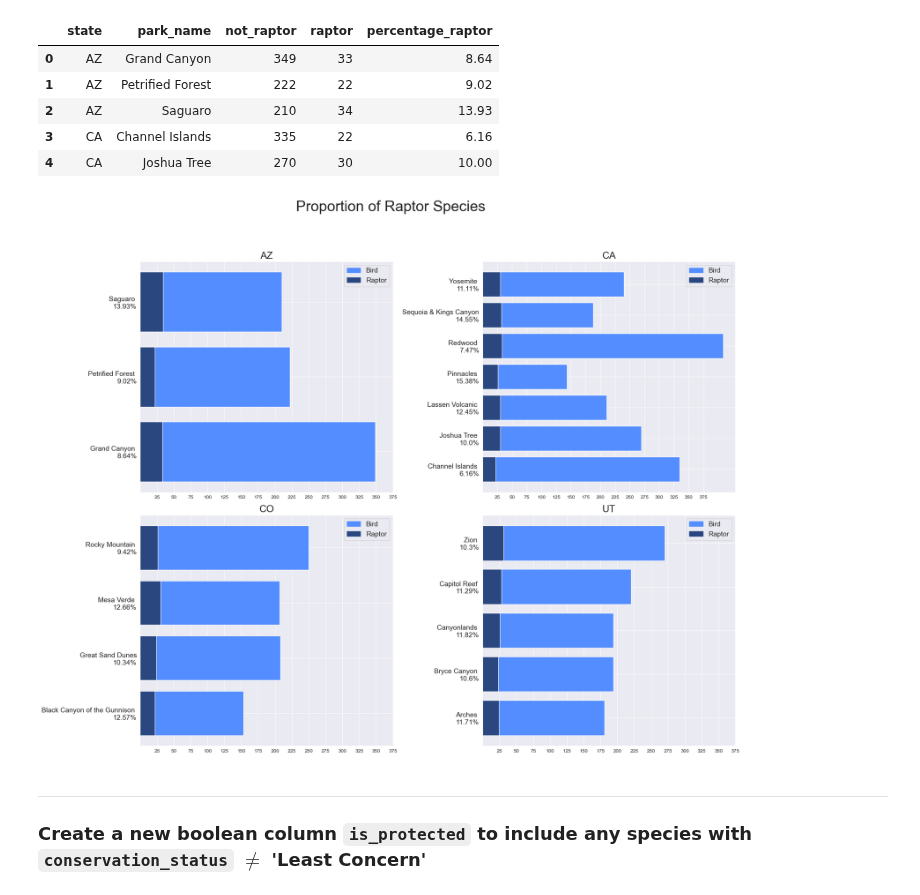
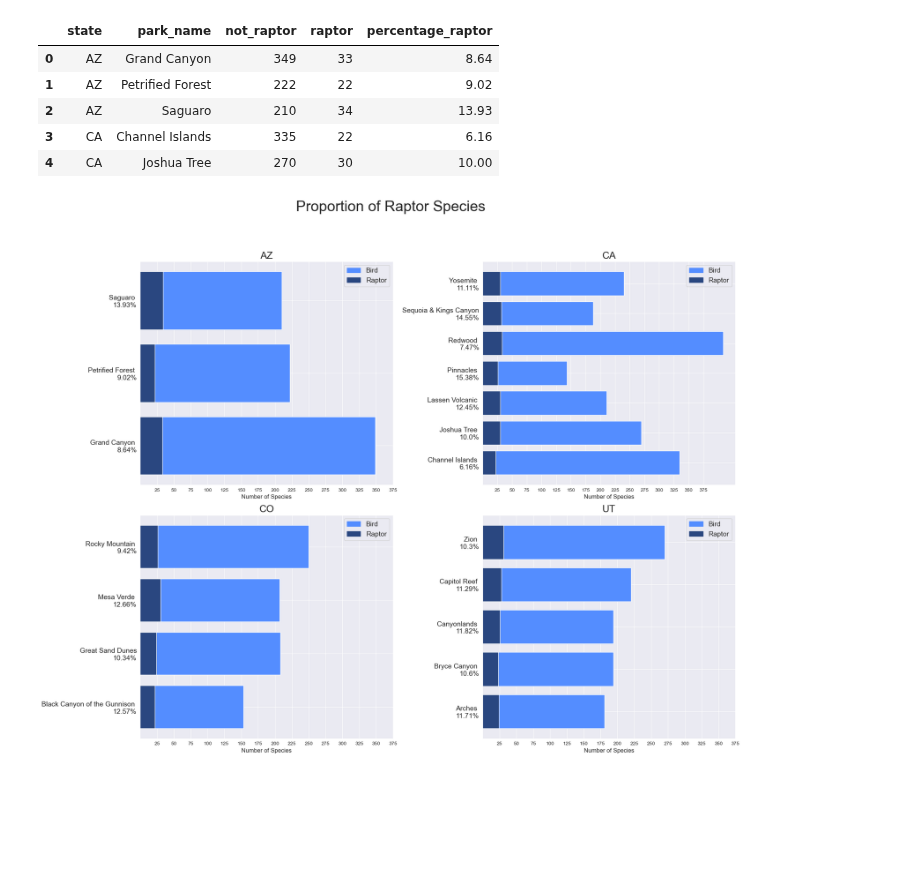
Before and after one commit to pineapple-bois/Biodiversity-In-National-Parks-Real-World, a Jupyter notebook: analysis.ipynb, the cells around one changed output. Saved outputs shown, nothing was run; the diff lists cells and outputs as text; code cells hidden in the pictures; blank space fills up the shorter version.

```diff
--- a/analysis.ipynb
+++ b/analysis.ipynb
@@ -397,7 +397,7 @@ plt.show()
 ----
 ## Visualising Park Area
 # %%
-park_area_df = sw_birds_df.groupby(['state', 'park_name'])['hectares', 'park_code'].mean().reset_index()
+park_area_df = sw_birds_df.groupby(['state', 'park_name'])[['hectares', 'park_code']].mean().reset_index()
 park_area_df = park_area_df.sort_values(by='hectares', ascending=True)
 park_area_df['park_name'] = park_area_df['park_name'].apply(lambda x: x[:-13] if x.endswith(" National Park") else x)
 # lambda function doesn't apply to indices [8] or [11] so,
@@ -495,32 +495,30 @@ parks_prey_counts.head()
 # %%
 # Plotting only states with more than 2 National Parks.
 # Defining a new states_list with above criteria
 colours = {'Bird': '#548DFF', 'Raptor': '#2A4780'}
 handles = [mpatches.Patch(color=colour, label=label) for label, colour in colours.items()]
 
 plt.figure(figsize=(20,15))
 plt.suptitle('Proportion of Raptor Species', fontsize=30, y=1.05)
 for i, state in enumerate(states_list_short):
     data = pd.DataFrame(parks_prey_counts[parks_prey_counts['state'] == state])
     age_protected = data['percentage_raptor'].values
     plt.subplot(2,2,(i+1))
     plt.title(state, fontsize=20)
     plt.barh(y=data.park_name, width=data.not_raptor, color='#548DFF')
     plt.barh(y=data.park_name, width=data.raptor, color='#2A4780')
     #plt.yticks(rotation=0, fontsize=14)
     plt.yticks(np.arange(len(data)),
                [f'{park}\n{age}%'
                 for park, age in zip(data.park_name, age_protected)],
                rotation=0, fontsize=14)
     plt.xticks(np.arange(25,400,25))
+    plt.xlabel('Number of Species', fontsize=12)
     plt.legend(handles=handles, fontsize=14)
     plt.grid(True)
 
 plt.subplots_adjust(top=0.5)
 plt.tight_layout()
 plt.show()
 # %% [output]
-[figure, old version]
+[figure, new version]
-# %% [markdown]
-----
-### Create a new boolean column `is_protected` to include any species with `conservation_status` $\neq$ 'Least Concern'
```
Also changed, not shown: parts of 7 cells of this notebook.
